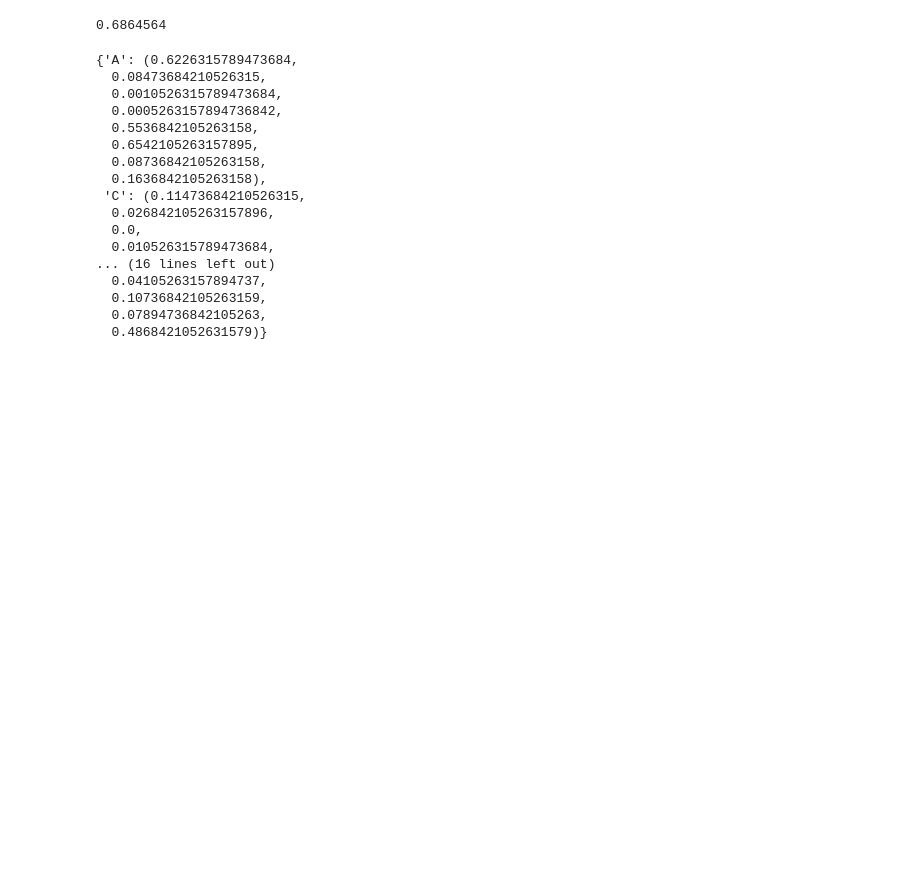
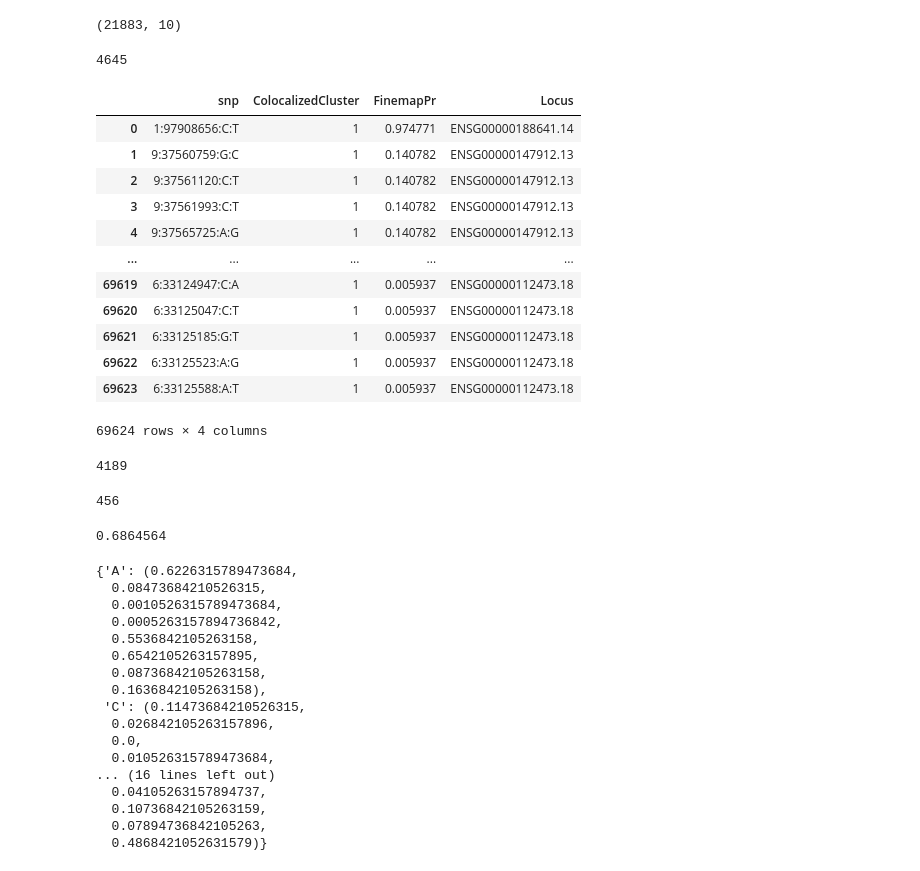
Before and after one commit to bfairkun/ChromatinSplicingQTLs, a Jupyter notebook: analysis/hyprcolor_splicing.ipynb, the cells around one changed output. Drawn from its saved outputs; the diff is of its cells as text; code cells hidden in the pictures; blank space fills up the shorter version.

Commit message:
commiting hyprcoloc analysis

```diff
--- a/analysis/hyprcolor_splicing.ipynb
+++ b/analysis/hyprcolor_splicing.ipynb
@@ -4,7 +4,7 @@ import pandas as pd
 from tqdm import tqdm
 from matplotlib import pyplot as plt
 # %%
-snps = pd.read_csv('../../hyprcoloc_output_old/ForColoc/snpscores.txt.gz', sep='\t')
-hyprcoloc = pd.read_csv('../../hyprcoloc_output_old/ForColoc/hyprcoloc.results.txt.gz', sep='\t')
-colocalized = pd.read_csv('../../hyprcoloc_output_old/ForColoc/hyprcoloc.results.OnlyColocalized.Stats.txt.gz', sep='\t')
+snps = pd.read_csv('../output/hyprcoloc_results/ForColoc/snpscores.txt.gz', sep='\t')
+hyprcoloc = pd.read_csv('../output/hyprcoloc_results/ForColoc/hyprcoloc.results.txt.gz', sep='\t')
+colocalized = pd.read_csv('../output/hyprcoloc_results/ForColoc/hyprcoloc.results.OnlyColocalized.Stats.txt.gz', sep='\t')
 # %%
@@ -35,3 +18,35 @@ colocalized
+# %%
+colocalized.shape
+# %% [output]
+(21883, 10)
+# %%
+len(colocalized.snp.unique())
+# %% [output]
+4645
+# %%
+snps
+# %% [output]
+|  | snp | ColocalizedCluster | FinemapPr | Locus |
+| 0 | 1:97908656:C:T | 1 | 0.974771 | ENSG00000188641.14 |
+| 1 | 9:37560759:G:C | 1 | 0.140782 | ENSG00000147912.13 |
+| 2 | 9:37561120:C:T | 1 | 0.140782 | ENSG00000147912.13 |
+| 3 | 9:37561993:C:T | 1 | 0.140782 | ENSG00000147912.13 |
+| 4 | 9:37565725:A:G | 1 | 0.140782 | ENSG00000147912.13 |
+| ... | ... | ... | ... | ... |
+| 69619 | 6:33124947:C:A | 1 | 0.005937 | ENSG00000112473.18 |
+| 69620 | 6:33125047:C:T | 1 | 0.005937 | ENSG00000112473.18 |
+| 69621 | 6:33125185:G:T | 1 | 0.005937 | ENSG00000112473.18 |
+| 69622 | 6:33125523:A:G | 1 | 0.005937 | ENSG00000112473.18 |
+| 69623 | 6:33125588:A:T | 1 | 0.005937 | ENSG00000112473.18 |
+69624 rows × 4 columns
+# %%
+len([x for x in colocalized.snp.unique() if x in list(snps.snp)])
+# %% [output]
+4189
+# %%
+4645-4189
+# %% [output]
+456
 # %%
 splicing_coloc_idx = colocalized.loc[[y == 'polyA.Splicing.Subset_YRI' for y in [x.split(';')[0] for x in colocalized.phenotype_full]]].index
 # %%
```
Also changed, not shown: parts of 19 cells of this notebook, 9 other files.
